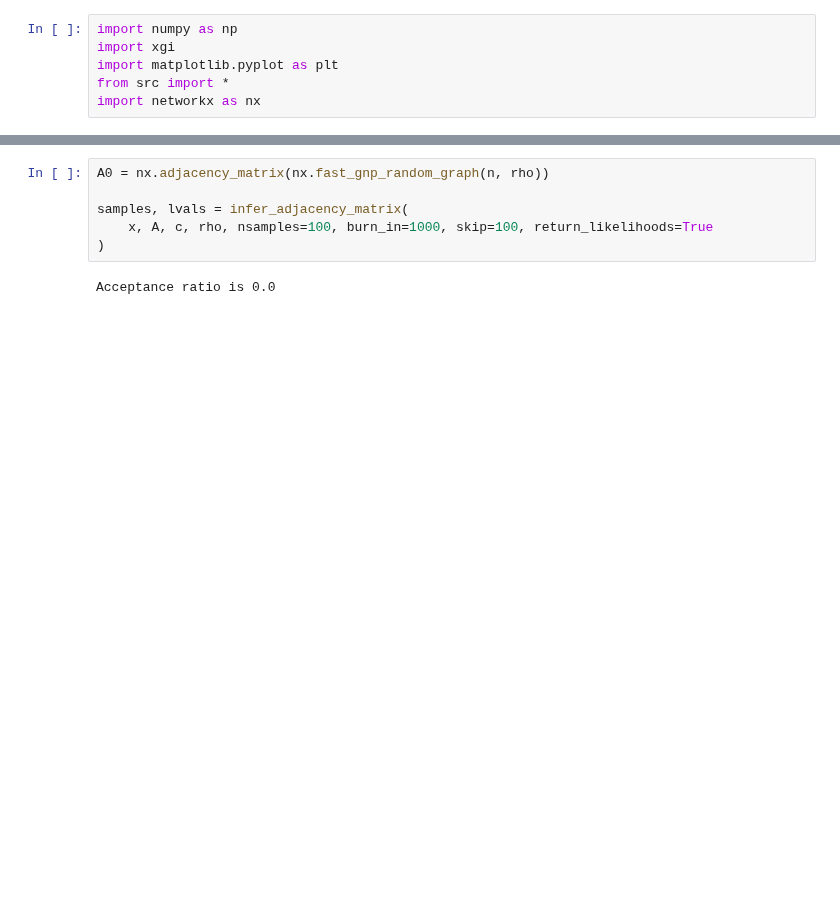
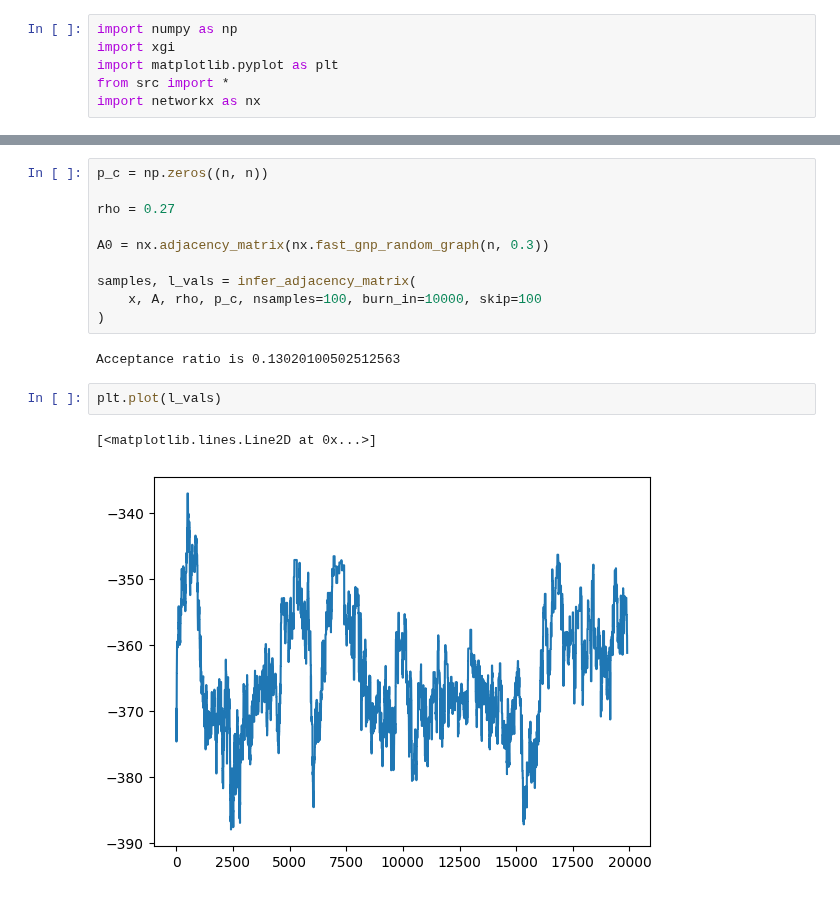
Before and after one commit to nwlandry/complex-network-reconstruction, a Jupyter notebook: run_dynamical_inference.ipynb, the cells around one changed output, grey strips where cells are left out. Drawn from its saved outputs; the diff is of its cells as text; blank space fills up the shorter version.

```diff
--- a/run_dynamical_inference.ipynb
+++ b/run_dynamical_inference.ipynb
@@ -79,8 +53,17 @@ plt.spy(x.T)
 # %%
-A0 = nx.adjacency_matrix(nx.fast_gnp_random_graph(n, rho))
+p_c = np.zeros((n, n))
 
-samples, lvals = infer_adjacency_matrix(
-    x, A, c, rho, nsamples=100, burn_in=1000, skip=100, return_likelihoods=True
+rho = 0.27
+
+A0 = nx.adjacency_matrix(nx.fast_gnp_random_graph(n, 0.3))
+
+samples, l_vals = infer_adjacency_matrix(
+    x, A, rho, p_c, nsamples=100, burn_in=10000, skip=100
 )
 # %% [output]
-Acceptance ratio is 0.0
+Acceptance ratio is 0.13020100502512563
+# %%
+plt.plot(l_vals)
+# %% [output]
+[<matplotlib.lines.Line2D at 0x...>]
+[figure, added]
```
Also changed, not shown: parts of 20 cells of this notebook, 1 other file.
